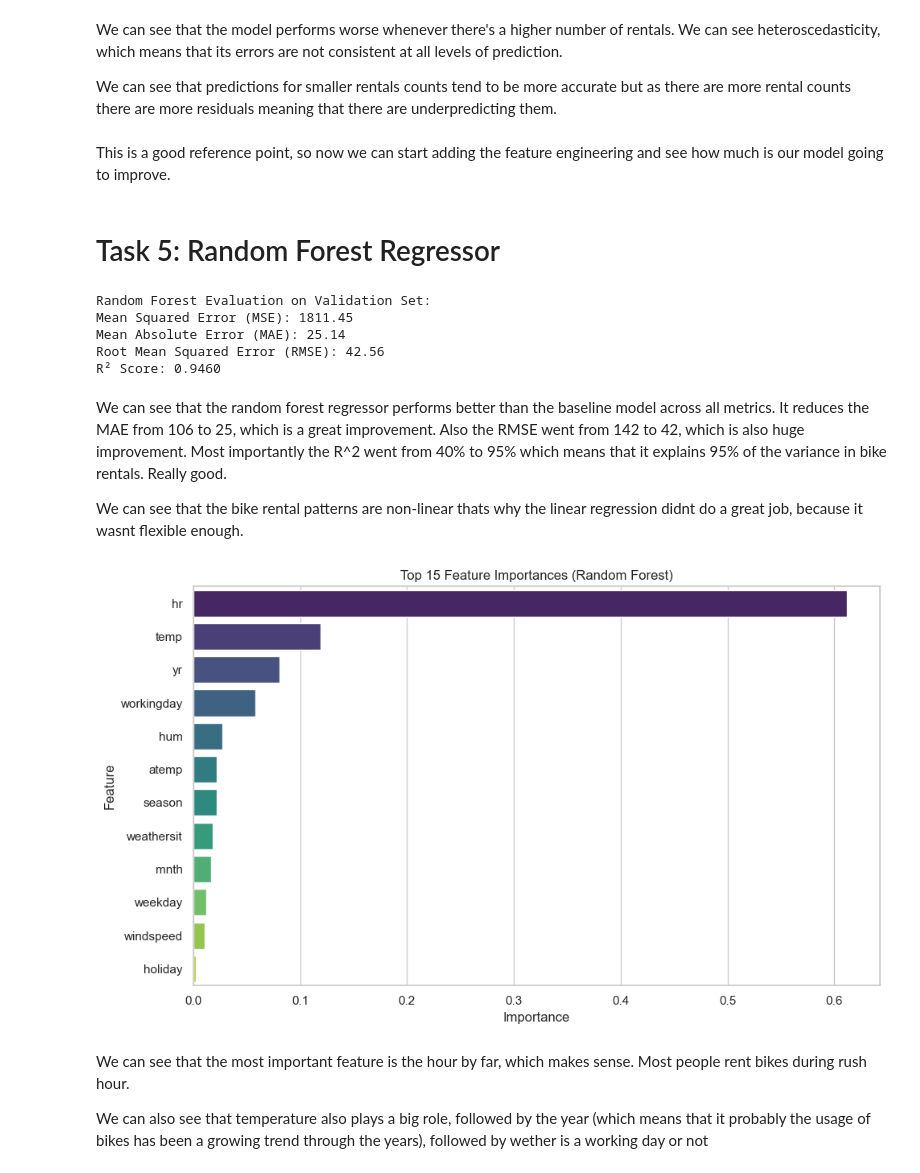
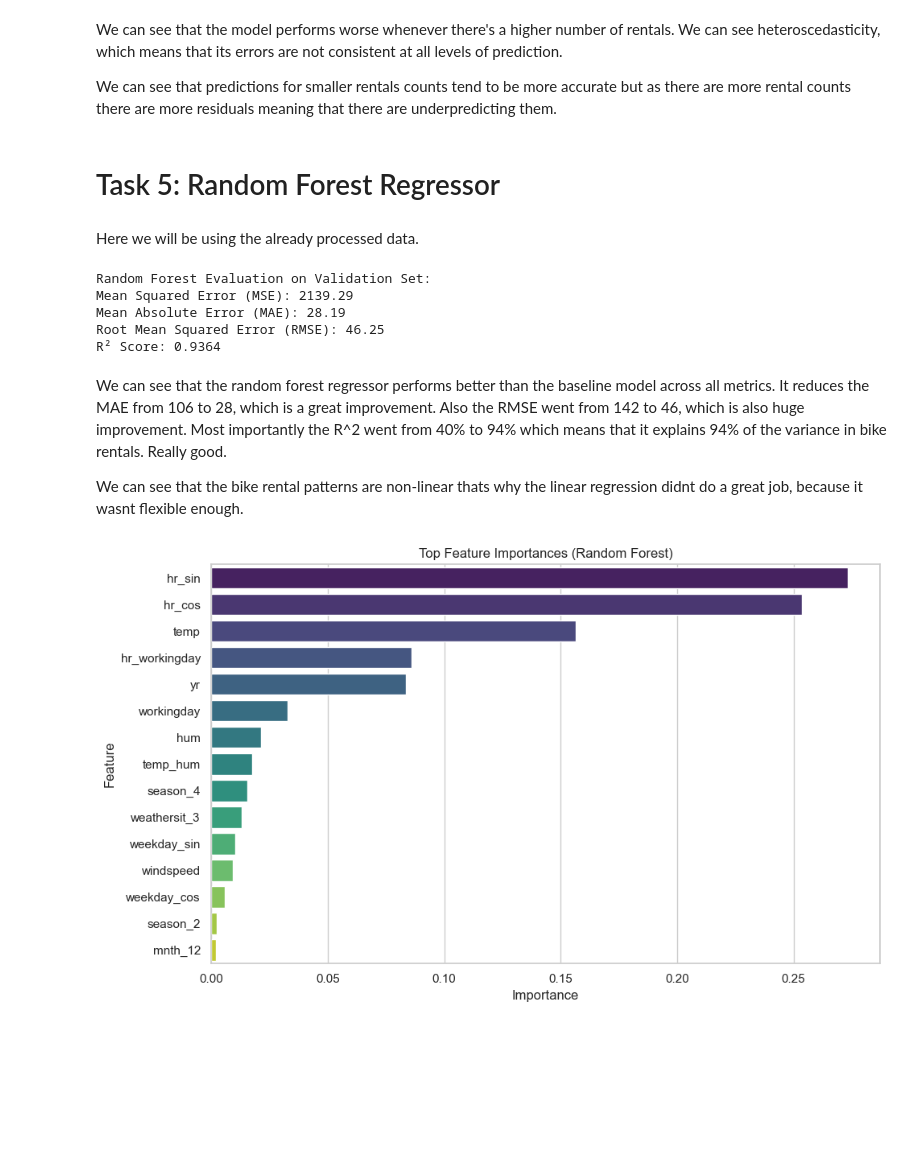
Before and after one commit to sofiagzzloz/ML-fundamentals-2025, a Jupyter notebook: assignmentII/assignment_2_sofia_gonzalez.ipynb, the cells around one changed output. Saved outputs shown, nothing was run; the diff lists cells and outputs as text; code cells hidden in the pictures; blank space fills up the shorter version.

```diff
--- a/assignmentII/assignment_2_sofia_gonzalez.ipynb
+++ b/assignmentII/assignment_2_sofia_gonzalez.ipynb
@@ -411,10 +416,10 @@ plt.show()
 We can see that the model performs worse whenever there's a higher number of rentals. We can see heteroscedasticity, which means that its errors are not consistent at all levels of prediction.
 
 We can see that predictions for smaller rentals counts tend to be more accurate but as there are more rental counts there are more residuals meaning that there are underpredicting them.
-# %% [markdown]
-This is a good reference point, so now we can start adding the feature engineering and see how much is our model going to improve.
 # %% [markdown]
 # Task 5: Random Forest Regressor
+# %% [markdown]
+Here we will be using the already processed data.
 # %%
 from sklearn.ensemble import RandomForestRegressor
 from sklearn.metrics import mean_squared_error, mean_absolute_error, r2_score
@@ -422,16 +427,16 @@ import numpy as np
 
 # Step 1: Train the Random Forest model
 rf_model = RandomForestRegressor(n_estimators=100, random_state=42)
-rf_model.fit(X_train_b, y_train_b)
+rf_model.fit(X_train, y_train)
 
 # Step 2: Predict on the validation set
-y_val_pred_rf = rf_model.predict(X_val_b)
+y_val_pred_rf = rf_model.predict(X_val)
 
 # Step 3: Evaluation Metrics
-mse_rf = mean_squared_error(y_val_b, y_val_pred_rf)
-mae_rf = mean_absolute_error(y_val_b, y_val_pred_rf)
+mse_rf = mean_squared_error(y_val, y_val_pred_rf)
+mae_rf = mean_absolute_error(y_val, y_val_pred_rf)
 rmse_rf = np.sqrt(mse_rf)
-r2_rf = r2_score(y_val_b, y_val_pred_rf)
+r2_rf = r2_score(y_val, y_val_pred_rf)
 
 # Step 4: Print Results
 print("Random Forest Evaluation on Validation Set:")
@@ -441,35 +446,31 @@ print(f"Root Mean Squared Error (RMSE): {rmse_rf:.2f}")
 print(f"R² Score: {r2_rf:.4f}")
 # %% [output]
 Random Forest Evaluation on Validation Set:
-Mean Squared Error (MSE): 1811.45
-Mean Absolute Error (MAE): 25.14
-Root Mean Squared Error (RMSE): 42.56
-R² Score: 0.9460
+Mean Squared Error (MSE): 2139.29
+Mean Absolute Error (MAE): 28.19
+Root Mean Squared Error (RMSE): 46.25
+R² Score: 0.9364
 # %% [markdown]
-We can see that the random forest regressor performs better than the baseline model across all metrics. It reduces the MAE from 106 to 25, which is a great improvement. Also the RMSE went from 142 to 42, which is also huge improvement. Most importantly the R^2 went from 40% to 95% which means that it explains 95% of the variance in bike rentals. Really good.
+We can see that the random forest regressor performs better than the baseline model across all metrics. It reduces the MAE from 106 to 28, which is a great improvement. Also the RMSE went from 142 to 46, which is also huge improvement. Most importantly the R^2 went from 40% to 94% which means that it explains 94% of the variance in bike rentals. Really good.
 
 We can see that the bike rental patterns are non-linear thats why the linear regression didnt do a great job, because it wasnt flexible enough.
 # %%
 import matplotlib.pyplot as plt
 import seaborn as sns
 
 # Get feature importances
 importances = rf_model.feature_importances_
-feature_names = X_train_b.columns
+feature_names = X_train.columns
 feature_importance_df = pd.DataFrame({'Feature': feature_names, 'Importance': importances})
 feature_importance_df.sort_values(by='Importance', ascending=False, inplace=True)
 
 # Plot
 plt.figure(figsize=(10, 6))
 sns.barplot(data=feature_importance_df.head(15), x='Importance', y='Feature', palette='viridis')
-plt.title('Top 15 Feature Importances (Random Forest)')
+plt.title('Top Feature Importances (Random Forest)')
 plt.xlabel('Importance')
 plt.ylabel('Feature')
 plt.tight_layout()
 plt.show()
 # %% [output]
-[figure, old version]
+[figure, new version]
-# %% [markdown]
-We can see that the most important feature is the hour by far, which makes sense. Most people rent bikes during rush hour.
-
-We can also see that temperature also plays a big role, followed by the year (which means that it probably the usage of bikes has been a growing trend through the years), followed by wether is a working day or not
```
Also changed, not shown: parts of 16 cells of this notebook.
